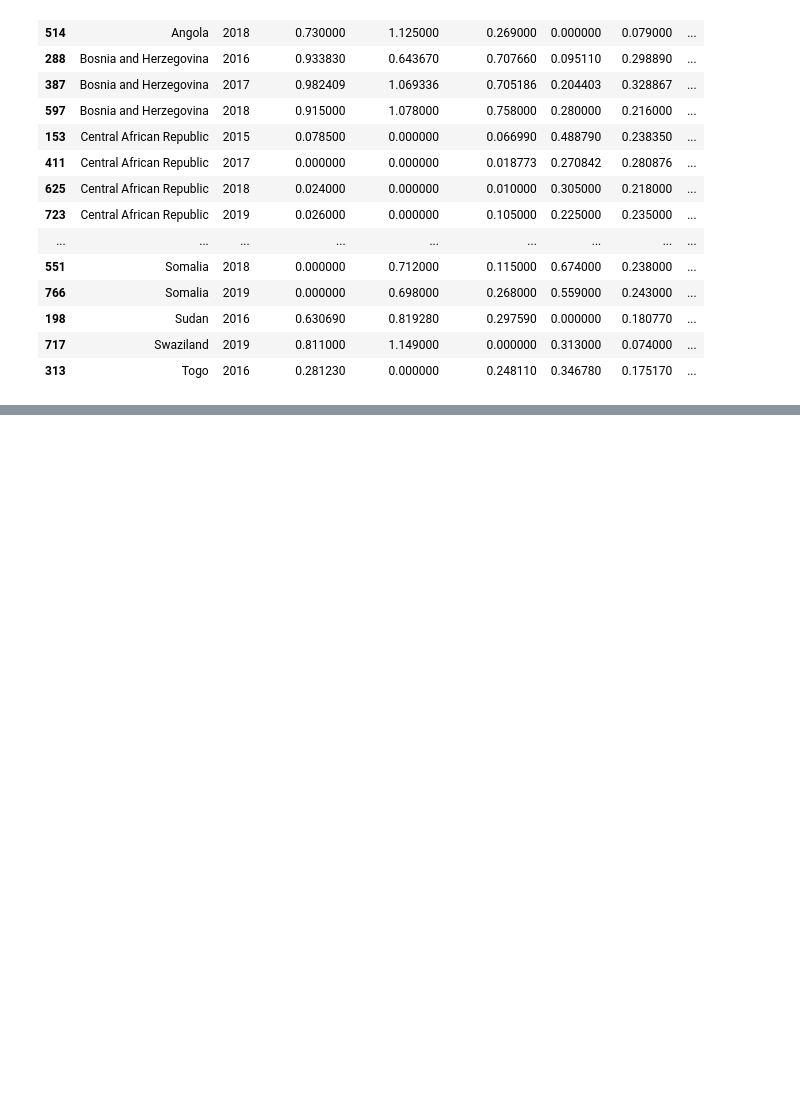
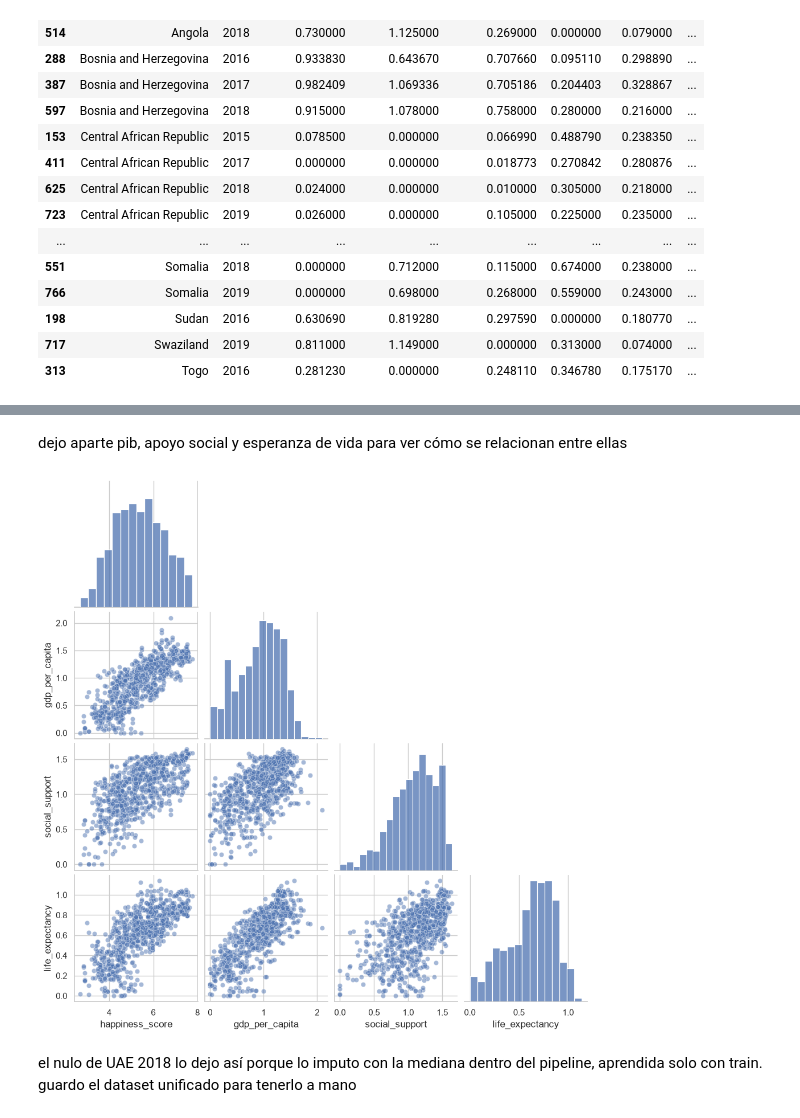
Before and after one commit to LauMarinAlvis/Etl-kafka-ml-workshop, a Jupyter notebook: notebooks/eda_modelo.ipynb, the cells around one changed output, grey strips where cells are left out. Drawn from its saved outputs; the diff is of its cells as text; code cells hidden in the pictures; blank space fills up the shorter version.

```diff
--- a/notebooks/eda_modelo.ipynb
+++ b/notebooks/eda_modelo.ipynb
@@ -308,0 +432,11 @@ dtype: int64
+# %% [markdown]
+dejo aparte pib, apoyo social y esperanza de vida para ver cómo se relacionan entre ellas
+# %%
+g = sns.pairplot(df_all[["happiness_score", "gdp_per_capita", "social_support", "life_expectancy"]],
+                 corner=True, plot_kws={"alpha": 0.5})
+g.savefig("figuras/07_pairplot.png", dpi=150, bbox_inches="tight")
+plt.show()
+# %% [output]
+[figure, added]
+# %% [markdown]
+el nulo de UAE 2018 lo dejo así porque lo imputo con la mediana dentro del pipeline, aprendida solo con train. guardo el dataset unificado para tenerlo a mano
```
Also changed, not shown: parts of 61 cells of this notebook, 17 other files.
